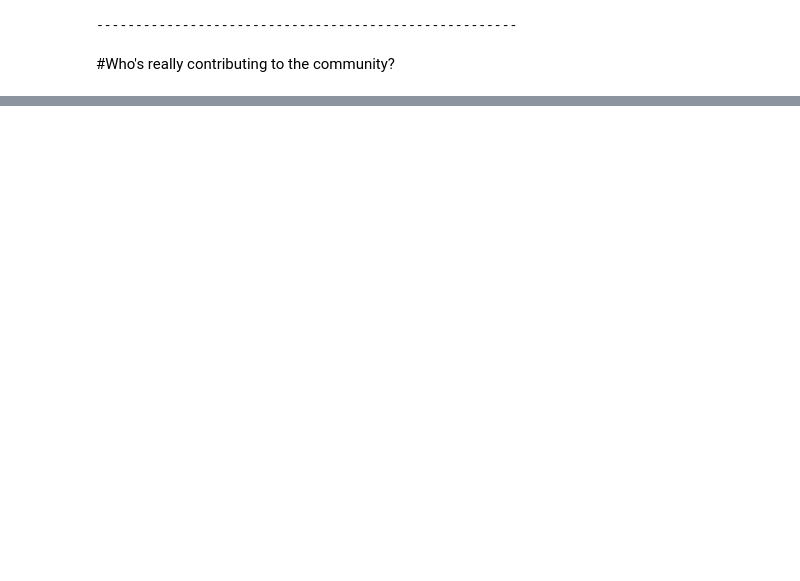
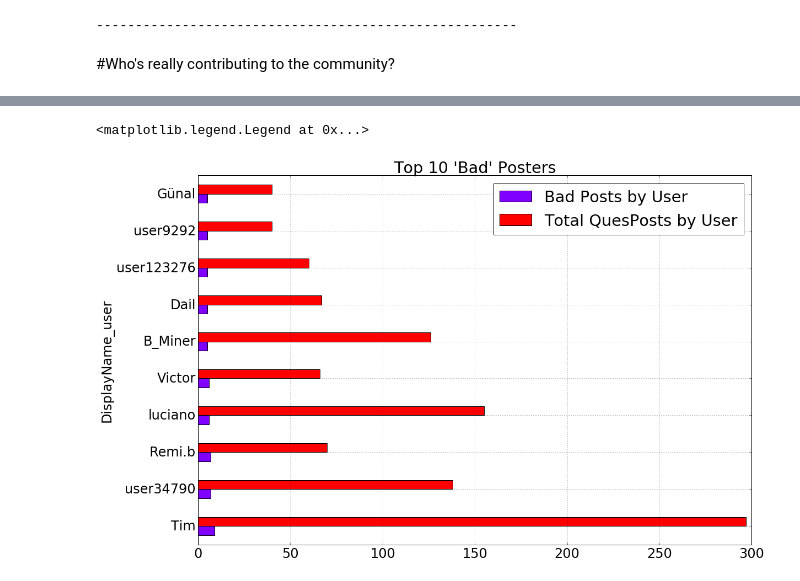
Before and after one commit to jpzhangvincent/StackOverflow-MLproject, a Jupyter notebook: EDA/Exploratory Data Analysis .ipynb, the cells around one changed output, grey strips where cells are left out. Saved outputs shown, nothing was run; the diff lists cells and outputs as text; code cells hidden in the pictures; blank space fills up the shorter version.

```diff
--- a/EDA/Exploratory Data Analysis .ipynb
+++ b/EDA/Exploratory Data Analysis .ipynb
@@ -128,0 +172,9 @@ Top 5 Answer
+# %%
+top_10badusers = top_users.sort_values(['BadQuesCnt','QuesCnt'],ascending=[False,False]).head(10)
+top_10badusers.set_index('DisplayName_user',inplace=True)
+# %%
+top_10badusers[['BadQuesCnt','QuesCnt']].plot(kind='barh', title="Top 10 'Bad' Posters", figsize=(18, 12), colormap='rainbow')
+plt.legend(['Bad Posts by User', 'Total QuesPosts by User'])
+# %% [output]
+<matplotlib.legend.Legend at 0x...>
+[figure, added]
```
Also changed, not shown: parts of 11 cells of this notebook.
